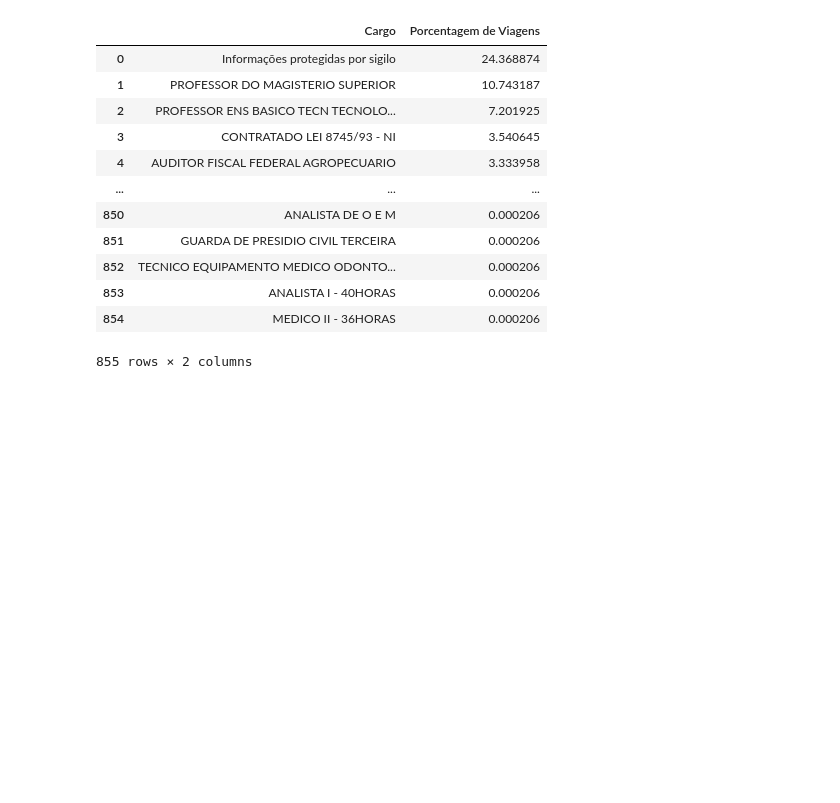
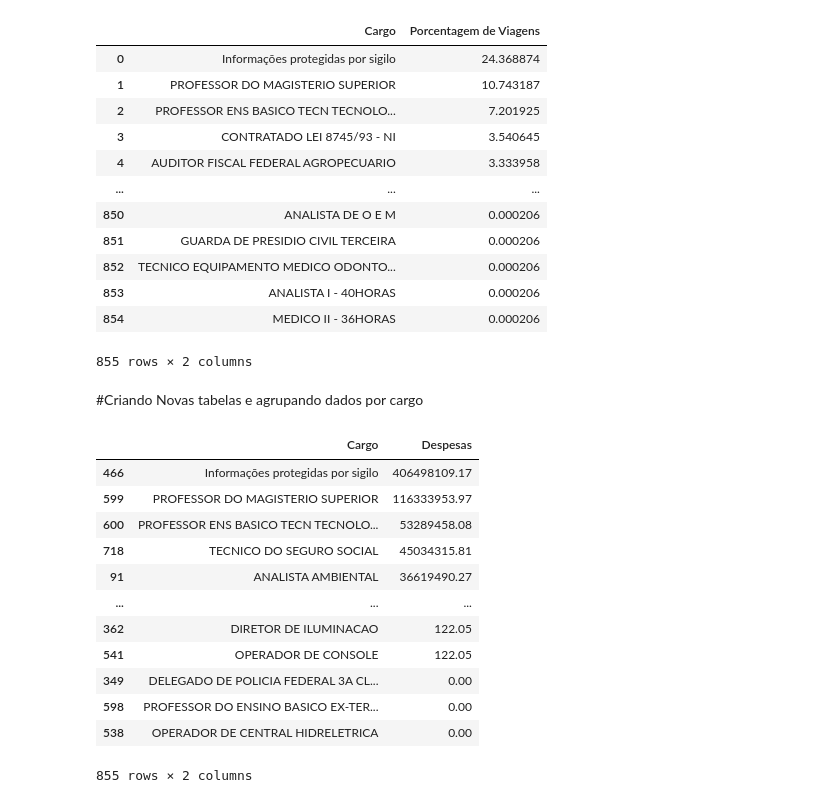
Before and after one commit to Murilo11/Analise-de-Dados-Portal-de-Transparencia, a Jupyter notebook: Analise_De_Dados_do_Portal_da_Transparencia.ipynb, the cells around one changed output. Drawn from its saved outputs; the diff is of its cells as text; code cells hidden in the pictures; blank space fills up the shorter version.

Commit message:
Criando Novas tabelas e agrupando dados por cargo

```diff
--- a/Analise_De_Dados_do_Portal_da_Transparencia.ipynb
+++ b/Analise_De_Dados_do_Portal_da_Transparencia.ipynb
@@ -6,9 +6,11 @@
 caminho_dados = "/content/drive/MyDrive/AD- ASIMOV/2024_Viagem.csv"
 # %%
 import pandas as pd
-
+pd.set_option('display.max_columns', None)
+#Lendo Os dados
 df_viagens = pd.read_csv(caminho_dados, encoding="Windows-1252", sep=";", decimal=',')
-pd.set_option('display.max_columns', None)
+#Criando nova coluna dispesas
+df_viagens['Despesas'] = df_viagens['Valor diárias'] + df_viagens['Valor passagens'] + df_viagens['Valor outros gastos']
 # %%
 df_viagens
 # %% [output]
@@ -231,3 +233,22 @@ df_viagens
 | 853 | ANALISTA I - 40HORAS | 0.000206 |
 | 854 | MEDICO II - 36HORAS | 0.000206 |
 855 rows × 2 columns
+# %% [markdown]
+#Criando Novas tabelas e agrupando dados por cargo
+# %%
+pd.set_option('display.float_format','{:.2f}'.format)
+df_viagens.groupby('Cargo')['Despesas'].sum().reset_index().sort_values(by='Despesas', ascending=False)
+# %% [output]
+|  | Cargo | Despesas |
+| 466 | Informações protegidas por sigilo | 406498109.17 |
+| 599 | PROFESSOR DO MAGISTERIO SUPERIOR | 116333953.97 |
+| 600 | PROFESSOR ENS BASICO TECN TECNOLO... | 53289458.08 |
+| 718 | TECNICO DO SEGURO SOCIAL | 45034315.81 |
+| 91 | ANALISTA AMBIENTAL | 36619490.27 |
+| ... | ... | ... |
+| 362 | DIRETOR DE ILUMINACAO | 122.05 |
+| 541 | OPERADOR DE CONSOLE | 122.05 |
+| 349 | DELEGADO DE POLICIA FEDERAL 3A CL... | 0.00 |
+| 598 | PROFESSOR DO ENSINO BASICO EX-TER... | 0.00 |
+| 538 | OPERADOR DE CENTRAL HIDRELETRICA | 0.00 |
+855 rows × 2 columns
```
